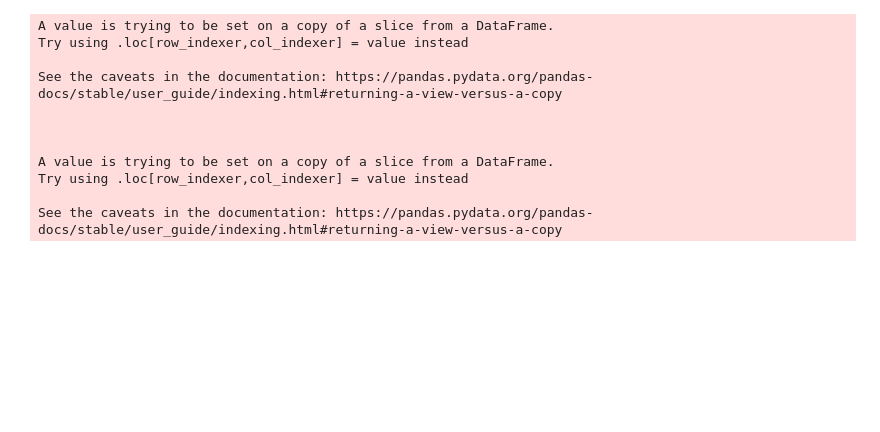
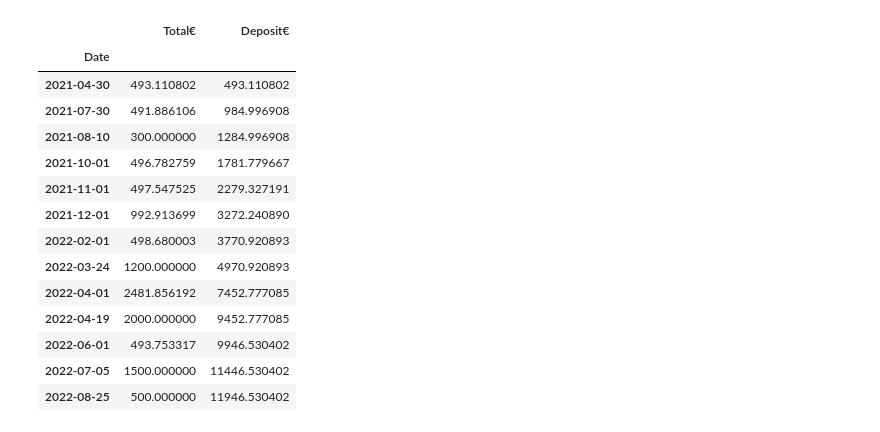
Before and after one commit to vixen-cordier/dashboards, a Jupyter notebook: book.ipynb, the cells around one changed output. Cells and saved outputs as stored; diff of their text form; code cells hidden in the pictures; blank space fills up the shorter version.

```diff
--- a/book.ipynb
+++ b/book.ipynb
@@ -28,20 +36,23 @@ df_portfolio.head()
 # %%
 import numpy as np
 
 df_deposit = df_portfolio[(df_portfolio['Portfolio'] == "ZEN REMIX") & (df_portfolio['Asset'].str.contains("Deposit"))]
+df_deposit = df_deposit.groupby('Date').agg({'Total€': "sum"})
 df_deposit['Deposit€'] = [np.sum(df_deposit.loc[:idx]['Total€']) for idx in df_deposit.index]
-
-df_invested = df_portfolio[(df_portfolio['Portfolio'] == "ZEN REMIX") & (~df_portfolio['Asset'].str.contains("Deposit"))]
-df_invested['Invested€'] = [np.sum(df_invested.loc[:idx]['Total€']) for idx in df_invested.index]
+df_deposit
 # %% [output]
-A value is trying to be set on a copy of a slice from a DataFrame.
-Try using .loc[row_indexer,col_indexer] = value instead
-
-See the caveats in the documentation: https://pandas.pydata.org/pandas-docs/stable/user_guide/indexing.html#returning-a-view-versus-a-copy
-
-
-
-A value is trying to be set on a copy of a slice from a DataFrame.
-Try using .loc[row_indexer,col_indexer] = value instead
-
-See the caveats in the documentation: https://pandas.pydata.org/pandas-docs/stable/user_guide/indexing.html#returning-a-view-versus-a-copy
+|  | Total€ | Deposit€ |
+| Date |  |  |
+| 2021-04-30 | 493.110802 | 493.110802 |
+| 2021-07-30 | 491.886106 | 984.996908 |
+| 2021-08-10 | 300.000000 | 1284.996908 |
+| 2021-10-01 | 496.782759 | 1781.779667 |
+| 2021-11-01 | 497.547525 | 2279.327191 |
+| 2021-12-01 | 992.913699 | 3272.240890 |
+| 2022-02-01 | 498.680003 | 3770.920893 |
+| 2022-03-24 | 1200.000000 | 4970.920893 |
+| 2022-04-01 | 2481.856192 | 7452.777085 |
+| 2022-04-19 | 2000.000000 | 9452.777085 |
+| 2022-06-01 | 493.753317 | 9946.530402 |
+| 2022-07-05 | 1500.000000 | 11446.530402 |
+| 2022-08-25 | 500.000000 | 11946.530402 |
```
Also changed, not shown: parts of 9 cells of this notebook.
